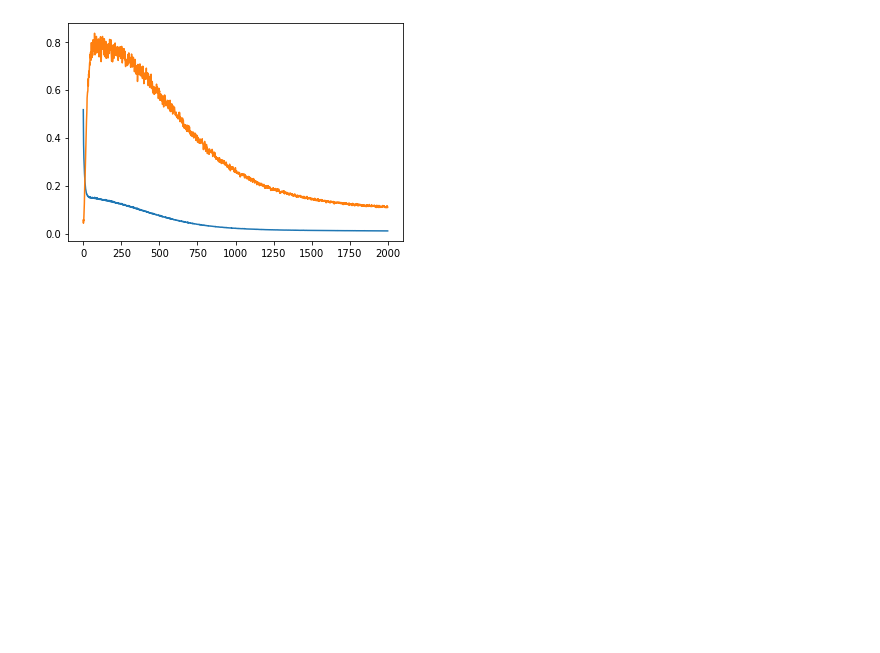
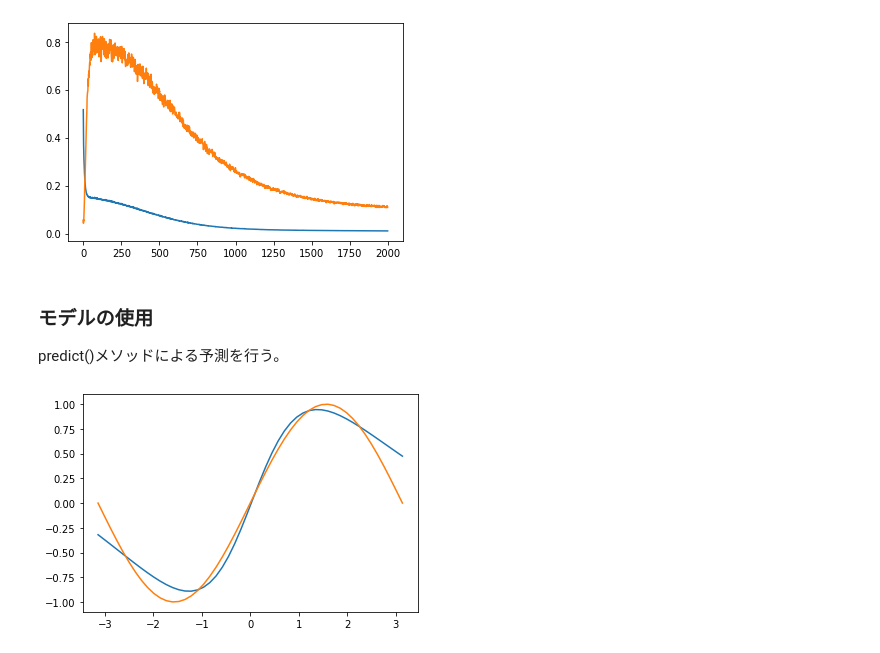
Before and after one commit to elmox0818/ai_learning, a Jupyter notebook: RNN_END.ipynb, the cells around one changed output. Drawn from its saved outputs; the diff is of its cells as text; code cells hidden in the pictures; blank space fills up the shorter version.

```diff
--- a/RNN_END.ipynb
+++ b/RNN_END.ipynb
@@ -113,3 +113,13 @@ plt.plot(np.arange(len(vloss)), vloss)
 plt.show()
 # %% [output]
 [figure]
+# %% [markdown]
+### モデルの使用
+
+predict()メソッドによる予測を行う。
+# %%
+plt.plot(x, model.predict(x))
+plt.plot(x, t)
+plt.show()
+# %% [output]
+[figure, added]
```
Also changed, not shown: parts of 12 cells of this notebook.
